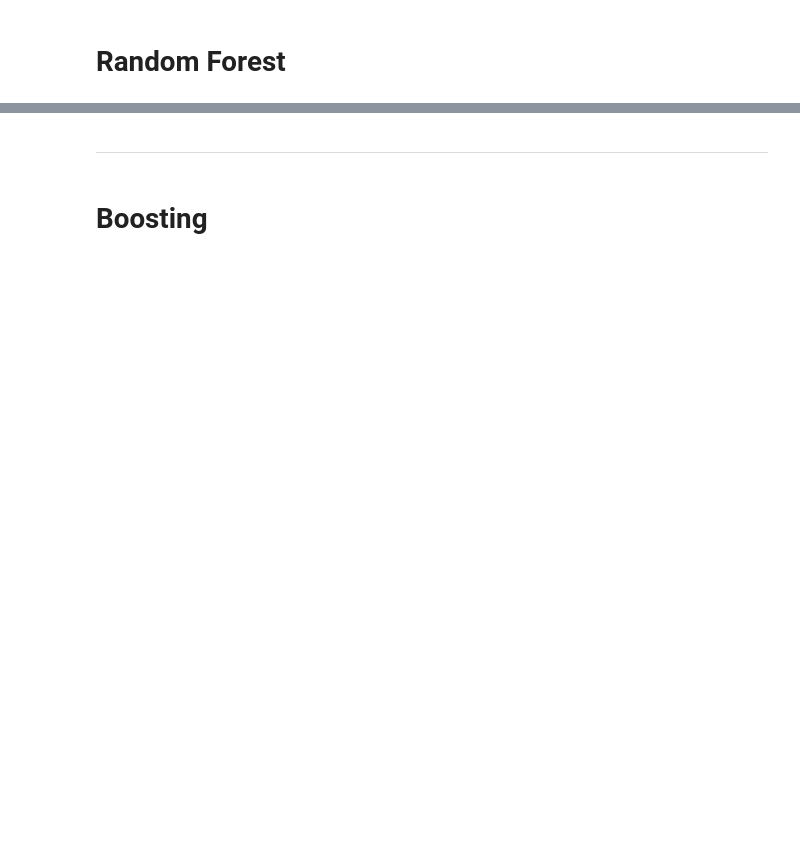
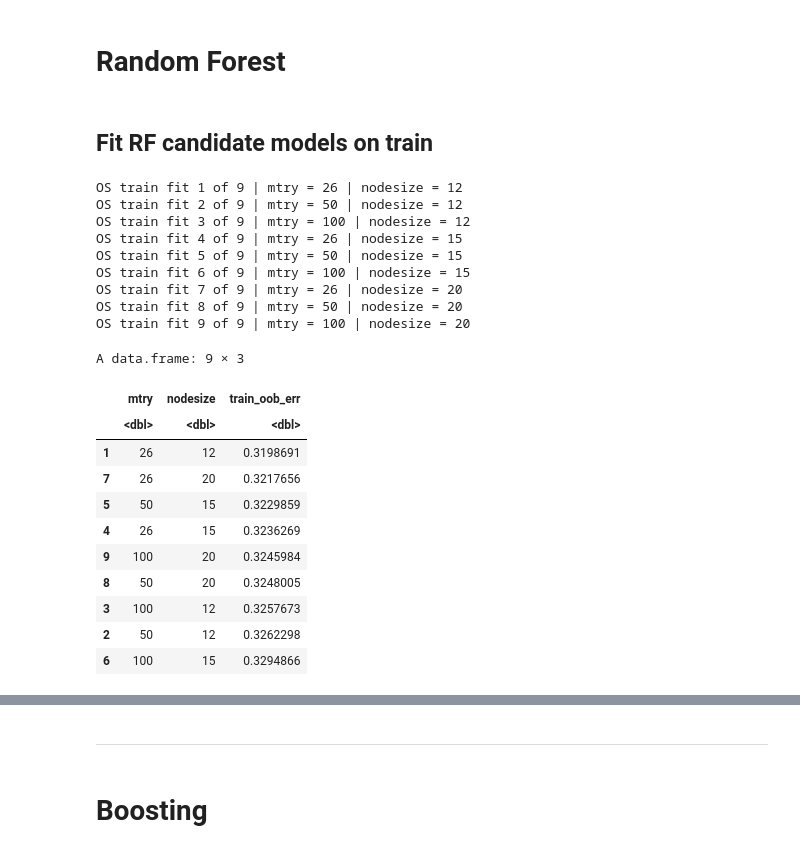
Before and after one commit to harrisdurrani/data_mining_project, a Jupyter notebook: Ensemble Tree Methods (R code).ipynb, the cells around one changed output, grey strips where cells are left out. Cells and saved outputs as stored; diff of their text form; code cells hidden in the pictures; blank space fills up the shorter version.

Commit message:
Merged RF model and tuning code into one notebook. Updated variable names to match new data frame names. Added train/validate/test split we can use for each model for consistency.

```diff
--- a/Ensemble Tree Methods (R code).ipynb
+++ b/Ensemble Tree Methods (R code).ipynb
@@ -621,4 +621,4 @@ collapse_cols <- c(
 )
 
 clinical_vars <- clinical_vars %>%
-  mutate(across(any_of(collapse_cols), collapse_rare_levels, min_count = 20))
+  mutate(across(any_of(collapse_cols), \(x) collapse_rare_levels(x, min_count = 20)))
@@ -1110,2 +1112,4 @@ Patient survival is driven by a combination of disease progression, molecular me
 # %% [markdown]
 # Random Forest
+# %% [markdown]
+## Fit RF candidate models on train
@@ -1111,0 +1119,61 @@ Patient survival is driven by a combination of disease progression, molecular me
+# %%
+rf_grid <- expand.grid(
+  mtry = c(26, 50, 100),
+  nodesize = c(12, 15, 20)
+)
+# %%
+os_rf_train_results <- data.frame()
+dfc_rf_train_results <- data.frame()
+# %%
+for (i in seq_len(nrow(rf_grid))) {
+
+  current_rf_mtry <- rf_grid$mtry[i]
+  current_rf_nodesize <- rf_grid$nodesize[i]
+
+  cat("OS train fit", i, "of", nrow(rf_grid),
+      "| mtry =", current_rf_mtry,
+      "| nodesize =", current_rf_nodesize, "\n")
+
+  os_rf_fit <- rfsrc(
+    Surv(time, event) ~ .,
+    data = os_train,
+    ntree = 500,
+    mtry = current_rf_mtry,
+    nodesize = current_rf_nodesize,
+    importance = FALSE
+  )
+
+  os_rf_train_results <- rbind(
+    os_rf_train_results,
+    data.frame(
+      mtry = current_rf_mtry,
+      nodesize = current_rf_nodesize,
+      train_oob_err = as.numeric(tail(os_rf_fit$err.rate, 1))
+    )
+  )
+}
+
+os_rf_train_results <- os_rf_train_results[order(os_rf_train_results$train_oob_err), ]
+os_rf_train_results
+# %% [output]
+OS train fit 1 of 9 | mtry = 26 | nodesize = 12
+OS train fit 2 of 9 | mtry = 50 | nodesize = 12
+OS train fit 3 of 9 | mtry = 100 | nodesize = 12
+OS train fit 4 of 9 | mtry = 26 | nodesize = 15
+OS train fit 5 of 9 | mtry = 50 | nodesize = 15
+OS train fit 6 of 9 | mtry = 100 | nodesize = 15
+OS train fit 7 of 9 | mtry = 26 | nodesize = 20
+OS train fit 8 of 9 | mtry = 50 | nodesize = 20
+OS train fit 9 of 9 | mtry = 100 | nodesize = 20
+A data.frame: 9 × 3
+|  | mtry | nodesize | train_oob_err |
+|  | <dbl> | <dbl> | <dbl> |
+| 1 | 26 | 12 | 0.3198691 |
+| 7 | 26 | 20 | 0.3217656 |
+| 5 | 50 | 15 | 0.3229859 |
+| 4 | 26 | 15 | 0.3236269 |
+| 9 | 100 | 20 | 0.3245984 |
+| 8 | 50 | 20 | 0.3248005 |
+| 3 | 100 | 12 | 0.3257673 |
+| 2 | 50 | 12 | 0.3262298 |
+| 6 | 100 | 15 | 0.3294866 |
```
Also changed, not shown: parts of 46 cells of this notebook.
